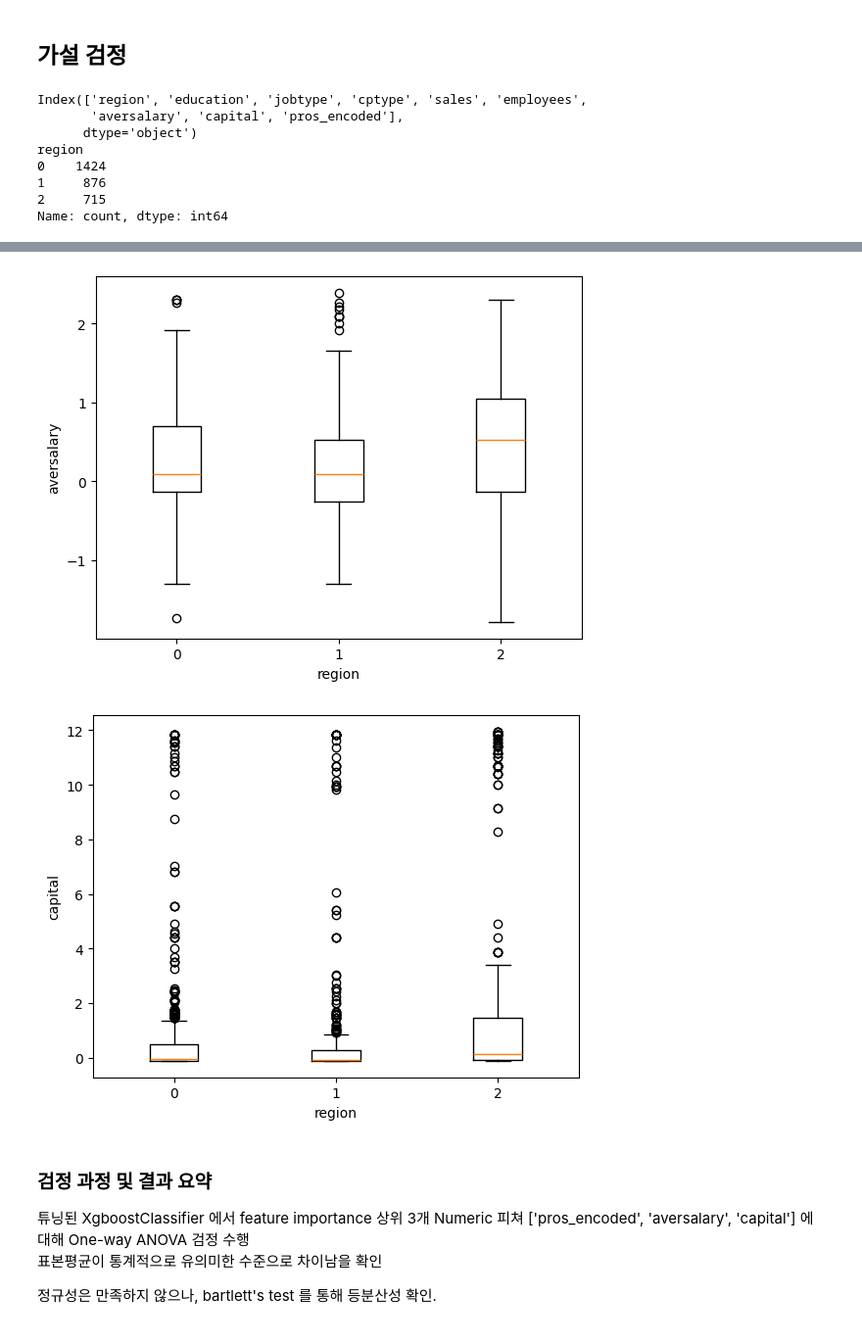
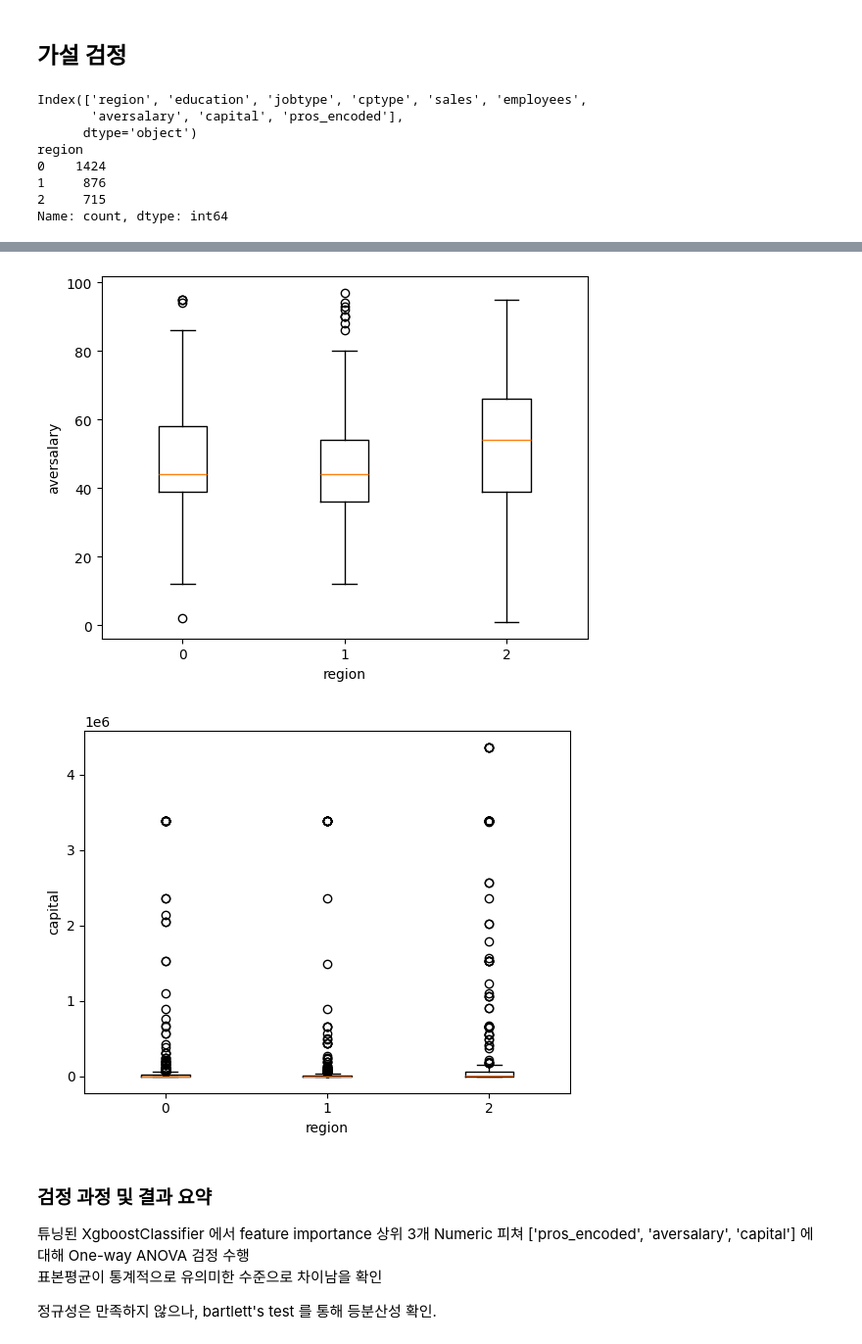
Before and after one commit to RGB234/----------, a Jupyter notebook: prediction.ipynb, the cells around one changed output, grey strips where cells are left out. Shown at 98% size. Cells and saved outputs as stored; diff of their text form; code cells hidden in the pictures.

Commit message:
one-way ANOVA (data before scaling)

```diff
--- a/prediction.ipynb
+++ b/prediction.ipynb
@@ -549,7 +549,7 @@ plt.show()
 # %%
 from scipy import stats
 # %%
-df = pd.read_csv('data.csv', encoding='utf-8-sig', index_col=0)
+df = pd.read_csv('data_beforeScaling.csv', encoding='utf-8-sig', index_col=0)
 
 df_dropna = df.dropna()
 
@@ -582,5 +582,5 @@ Name: count, dtype: int64
-[figure, old version]
+[figure, new version]
-[figure, old version]
+[figure, new version]
 # %% [markdown]
 ### 검정 과정 및 결과 요약
 
```
Also changed, not shown: parts of 2 cells of this notebook.
